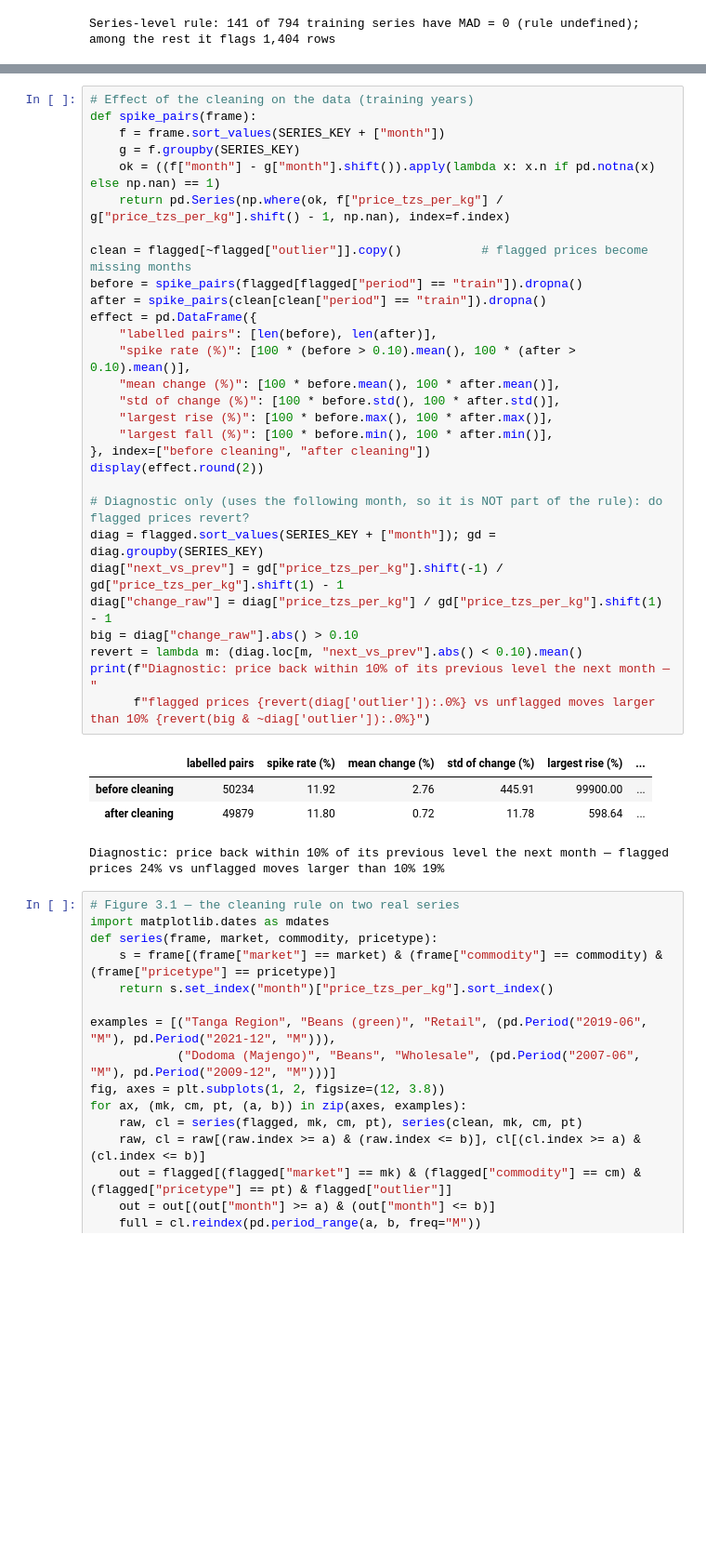
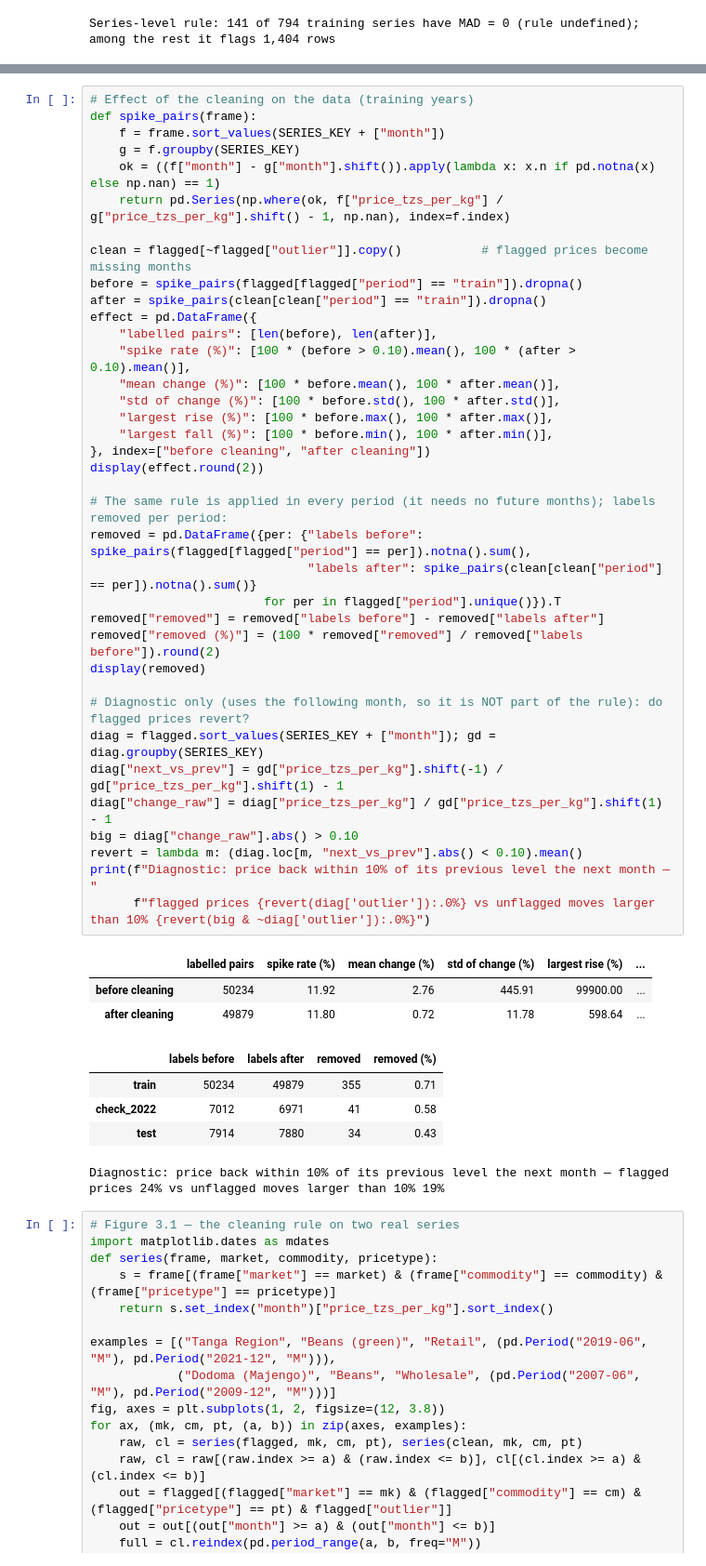
Before and after one commit to Shambhavi-DSAI2006/tanzania-food-price-spikes, a Jupyter notebook: Shambhavi_MiniProject.ipynb, the cells around one changed output, grey strips where cells are left out. Shown at 93% size. Saved outputs shown, nothing was run; the diff lists cells and outputs as text; blank space fills up the shorter version.

```diff
--- a/Shambhavi_MiniProject.ipynb
+++ b/Shambhavi_MiniProject.ipynb
@@ -1465,33 +1507,45 @@ def spike_pairs(frame):
     f = frame.sort_values(SERIES_KEY + ["month"])
     g = f.groupby(SERIES_KEY)
     ok = ((f["month"] - g["month"].shift()).apply(lambda x: x.n if pd.notna(x) else np.nan) == 1)
     return pd.Series(np.where(ok, f["price_tzs_per_kg"] / g["price_tzs_per_kg"].shift() - 1, np.nan), index=f.index)
 
 clean = flagged[~flagged["outlier"]].copy()           # flagged prices become missing months
 before = spike_pairs(flagged[flagged["period"] == "train"]).dropna()
 after = spike_pairs(clean[clean["period"] == "train"]).dropna()
 effect = pd.DataFrame({
     "labelled pairs": [len(before), len(after)],
     "spike rate (%)": [100 * (before > 0.10).mean(), 100 * (after > 0.10).mean()],
     "mean change (%)": [100 * before.mean(), 100 * after.mean()],
     "std of change (%)": [100 * before.std(), 100 * after.std()],
     "largest rise (%)": [100 * before.max(), 100 * after.max()],
     "largest fall (%)": [100 * before.min(), 100 * after.min()],
 }, index=["before cleaning", "after cleaning"])
 display(effect.round(2))
 
+# The same rule is applied in every period (it needs no future months); labels removed per period:
+removed = pd.DataFrame({per: {"labels before": spike_pairs(flagged[flagged["period"] == per]).notna().sum(),
+                              "labels after": spike_pairs(clean[clean["period"] == per]).notna().sum()}
+                        for per in flagged["period"].unique()}).T
+removed["removed"] = removed["labels before"] - removed["labels after"]
+removed["removed (%)"] = (100 * removed["removed"] / removed["labels before"]).round(2)
+display(removed)
+
 # Diagnostic only (uses the following month, so it is NOT part of the rule): do flagged prices revert?
 diag = flagged.sort_values(SERIES_KEY + ["month"]); gd = diag.groupby(SERIES_KEY)
 diag["next_vs_prev"] = gd["price_tzs_per_kg"].shift(-1) / gd["price_tzs_per_kg"].shift(1) - 1
 diag["change_raw"] = diag["price_tzs_per_kg"] / gd["price_tzs_per_kg"].shift(1) - 1
 big = diag["change_raw"].abs() > 0.10
 revert = lambda m: (diag.loc[m, "next_vs_prev"].abs() < 0.10).mean()
 print(f"Diagnostic: price back within 10% of its previous level the next month — "
       f"flagged prices {revert(diag['outlier']):.0%} vs unflagged moves larger than 10% {revert(big & ~diag['outlier']):.0%}")
 # %% [output]
 |  | labelled pairs | spike rate (%) | mean change (%) | std of change (%) | largest rise (%) | ... |
 | before cleaning | 50234 | 11.92 | 2.76 | 445.91 | 99900.00 | ... |
 | after cleaning | 49879 | 11.80 | 0.72 | 11.78 | 598.64 | ... |
+|  | labels before | labels after | removed | removed (%) |
+| train | 50234 | 49879 | 355 | 0.71 |
+| check_2022 | 7012 | 6971 | 41 | 0.58 |
+| test | 7914 | 7880 | 34 | 0.43 |
 Diagnostic: price back within 10% of its previous level the next month — flagged prices 24% vs unflagged moves larger than 10% 19%
 # %%
 # Figure 3.1 — the cleaning rule on two real series
```
Also changed, not shown: parts of 7 cells of this notebook, 2 other files.
